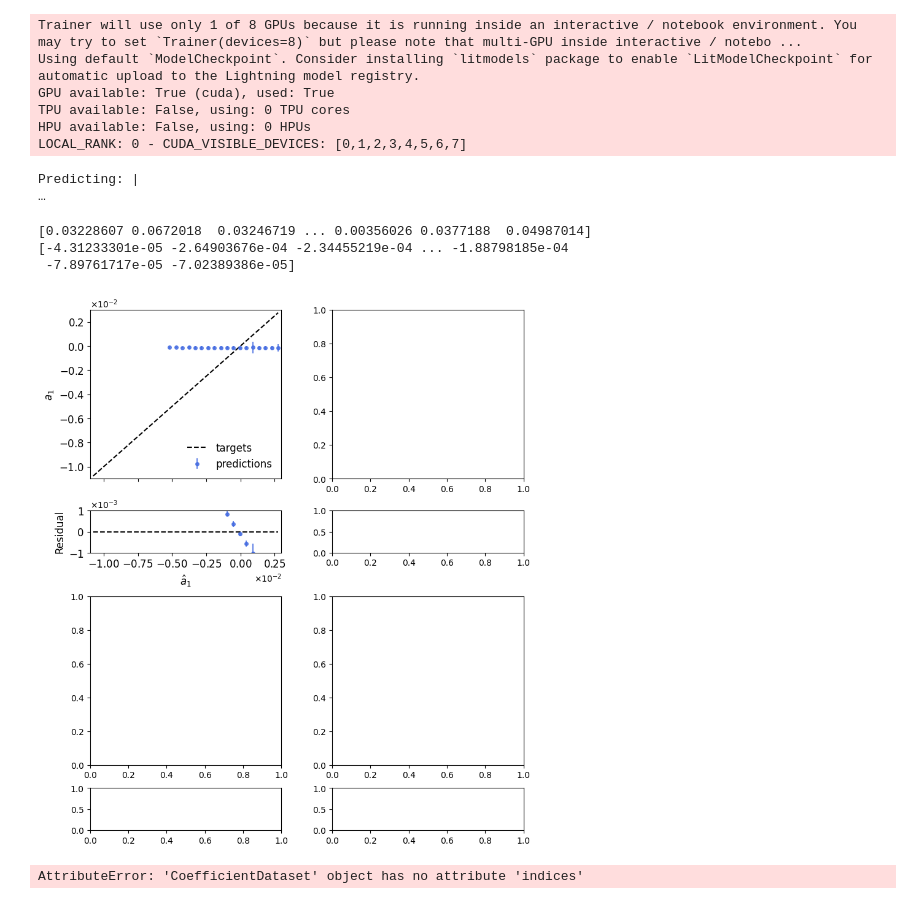
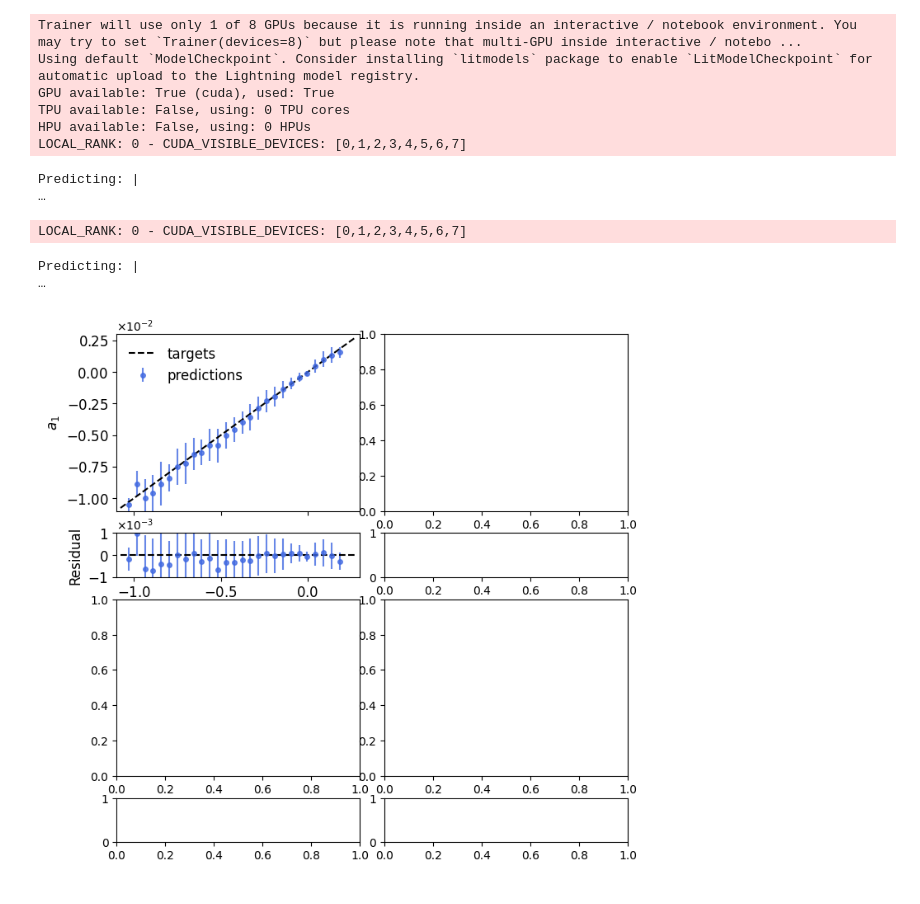
Before and after one commit to hep-cce/nsbi4hep, a Jupyter notebook: plots/taylr_diagnostics.ipynb, the cells around one changed output. Drawn from its saved outputs; the diff is of its cells as text; code cells hidden in the pictures.

```diff
--- a/plots/taylr_diagnostics.ipynb
+++ b/plots/taylr_diagnostics.ipynb
@@ -52,4 +48,9 @@ FEATURES = ['l1_pt', 'l1_eta', 'l1_phi', 'l1_energy',
 # %%
 with open(EVENTS_PATHS[0], 'rb') as f:
     events = pickle.load(f)
-events_train, events_val, events_test = events.shuffle(random_state=SEED).split(train_size=1.0, val_size=0.1, test_size=0.1)
+# events_train, events_val, events_test = events.sample(SAMPLE_SIZE,random_state=SEED).split(train_size=1.0, val_size=0.1, test_size=0.1)
+events_train, events_val, events_test = events.split(train_size=1.0, val_size=0.1, test_size=0.1)
+
+print(events_test.kinematics.shape[0] / events.kinematics.shape[0])
+print(events_val.kinematics.shape[0] / events.kinematics.shape[0])
+print(events_train.kinematics.shape[0] / events.kinematics.shape[0])
@@ -56,10 +61,12 @@ events_train, events_val, events_test = events.shuffle(random_state=SEED).split(
 # %%
-validation_sets = [coefficient.CoefficientDataset(events_val, features=FEATURES, coefficient_index=i+1, component=msq.Component.SBI) for i in range(len(CHECKPOINTS))]
+validation_datasets = [coefficient.CoefficientDataset(events_val, features=FEATURES, coefficient_index=i+1, component=msq.Component.SBI) for i in range(ncoeffs)]
+testing_datasets = [coefficient.CoefficientDataset(events_test, features=FEATURES, coefficient_index=i+1, component=msq.Component.SBI) for i in range(ncoeffs)]
 
-for i, val_set in enumerate(validation_sets):
+for i in range(ncoeffs):
     with open(SCALER_PATHS[i], 'rb') as f:
         scaler = pickle.load(f)
-    val_set.X = scaler.transform(val_set.X)
+    validation_datasets[i].X = scaler.transform(validation_datasets[i].X)
+    testing_datasets[i].X = scaler.transform(testing_datasets[i].X)
 # %%
 metrics = [np.genfromtxt(path, delimiter=',') for path in METRICS_PATHS]
 
@@ -85,10 +94,15 @@ plt.show()
 # %%
 models = [taylr.TAYLR.load_from_checkpoint(path) for path in CHECKPOINT_PATHS]
 # %%
-dls_validation = [DataLoader(val, BATCH_SIZE) for val in validation_sets]
+validation_dataloaders = [DataLoader(val, BATCH_SIZE) for val in validation_datasets]
+testing_dataloaders = [DataLoader(val, BATCH_SIZE) for val in testing_datasets]
 # %%
 trainer = L.Trainer(accelerator='gpu')
-pred_validation = [torch.concatenate(trainer.predict(model, dls_validation[i])).numpy()[:,np.newaxis].flatten() for i, model in enumerate(models)]
+pred_val = [torch.concatenate(trainer.predict(model, validation_dataloaders[i])).numpy()[:,np.newaxis].flatten() for i, model in enumerate(models)]
+pred_test = [torch.concatenate(trainer.predict(model, testing_dataloaders[i])).numpy()[:,np.newaxis].flatten() for i, model in enumerate(models)]
+
+target_test = [ds.y for ds in validation_datasets]
+target_test = [ds.y for ds in testing_datasets]
 # %% [output]
 Trainer will use only 1 of 8 GPUs because it is running inside an interactive / notebook environment. You may try to set `Trainer(devices=8)` but please note that multi-GPU inside interactive / notebo ...
 Using default `ModelCheckpoint`. Consider installing `litmodels` package to enable `LitModelCheckpoint` for automatic upload to the Lightning model registry.
@@ -97,13 +111,8 @@ TPU available: False, using: 0 TPU cores
 HPU available: False, using: 0 HPUs
 LOCAL_RANK: 0 - CUDA_VISIBLE_DEVICES: [0,1,2,3,4,5,6,7]
 Predicting: |                                                                                                 …
+LOCAL_RANK: 0 - CUDA_VISIBLE_DEVICES: [0,1,2,3,4,5,6,7]
+Predicting: |                                                                                                 …
-# %%
-print(pred_validation[0])
-print(validation_sets[0].y)
-# %% [output]
-[0.03228607 0.0672018  0.03246719 ... 0.00356026 0.0377188  0.04987014]
-[-4.31233301e-05 -2.64903676e-04 -2.34455219e-04 ... -1.88798185e-04
- -7.89761717e-05 -7.02389386e-05]
 # %%
 def calibration_curve(axes, p, t, labels, bounds, bins, ylim):
     step_size = (bounds[1]-bounds[0])/bins
@@ -149,11 +158,11 @@ def calibration_curve(axes, p, t, labels, bounds, bins, ylim):
     axes[1].tick_params(axis='both', labelsize=12)
 # %%
 BINS = 30
-fig, axes = plt.subplots(4,2, gridspec_kw={'height_ratios': [4,1,4,1], 'wspace': 0.1}, figsize=(8,9), layout='constrained')
-calibration_curve(axes[:2,0], pred_validation[0], validation_sets[0].y, ['$a_1$', '$\hat{{a}}_1$'], [-1.1e-2,3e-3], BINS, [-1e-3,1e-3])
+fig, axes = plt.subplots(4,2, gridspec_kw={'height_ratios': [4,1,4,1], 'wspace': 0.1}, figsize=(8,8))
+calibration_curve(axes[:2,0], pred_test[0], target_test[0], ['$a_1$', '$\hat{{a}}_1$'], [-1.1e-2,3e-3], BINS, [-1e-3,1e-3])
 # calibration_curve(axes[:2,1], pred_validation[1], validation_sets[1].y, ['$a_2$', '$\hat{{a}}_2$'], [-6e-4,1.2e-3], BINS, [-3e-4,3e-4])
 # calibration_curve(axes[2:,0], pred_validation[2], validation_sets[2].y, ['$a_3$', '$\hat{{a}}_3$'], [-3.5e-5,1.2e-6], BINS, [-3e-6,3e-6])
 # calibration_curve(axes[2:,1], pred_validation[3], validation_sets[3].y, ['$a_4$', '$\hat{{a}}_4$'], [-2e-7,3.6e-6], BINS, [-3e-7,3e-7])
 # %% [output]
-[figure, old version]
+[figure, new version]
 # %%
@@ -170,14 +179,10 @@ m4l = (l1 + l2 + l3 + l4).mass
 # %%
 c6_val = -10
 
-events_val_unweighted = mcfm.Process(events_val[validation_sets[0].indices].kinematics.reset_index(drop=True), events_val[validation_sets[0].indices].components.reset_index(drop=True), pd.Series(np.ones(SAMPLE_SIZE)/SAMPLE_SIZE*events_val.weights.sum()).reset_index(drop=True))
-
-c6mod = c6.Modifier(baseline=msq.Component.SBI, events=events_val_unweighted, c6_values=[-5,-1,0,1,5])
+c6mod = c6.Modifier(baseline=msq.Component.SBI, events=events_test, c6_values=[-5,-1,0,1,5])
 c6_wt, c6_prob = c6mod.modify(c6_val)
 
 c6_wt, c6_prob = c6_wt.flatten(), c6_prob.flatten()
-# %% [output]
-AttributeError: 'CoefficientDataset' object has no attribute 'indices'
 # %%
 print(np.sum(c6_wt), np.sum(c6_prob))
 # %% [output]
```
Also changed, not shown: parts of 11 cells of this notebook, 13 other files.
